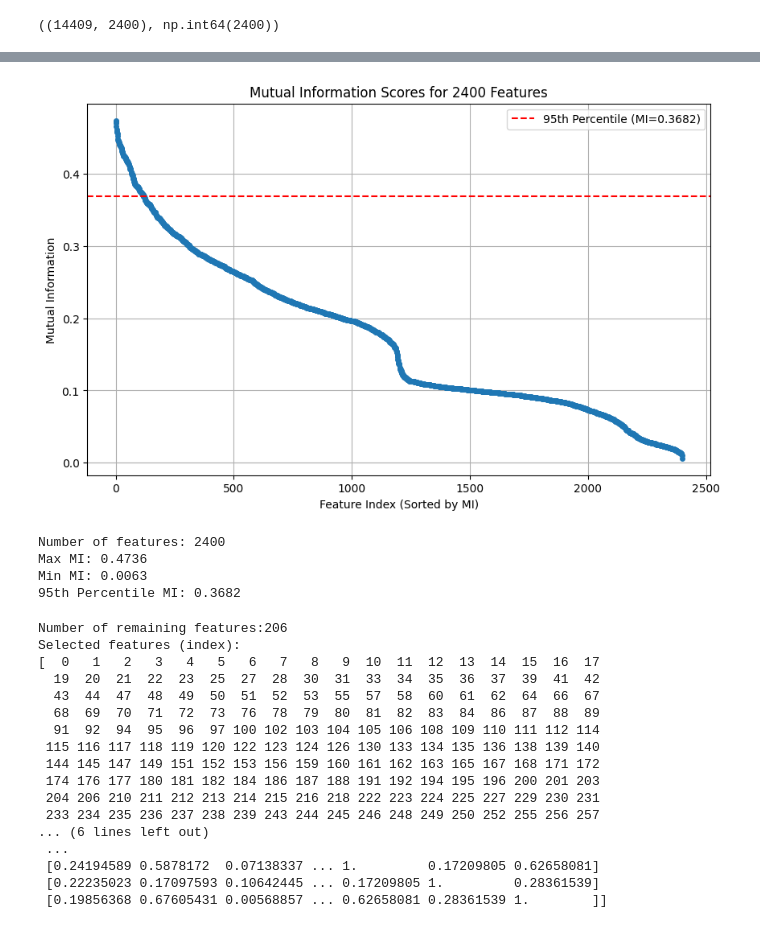
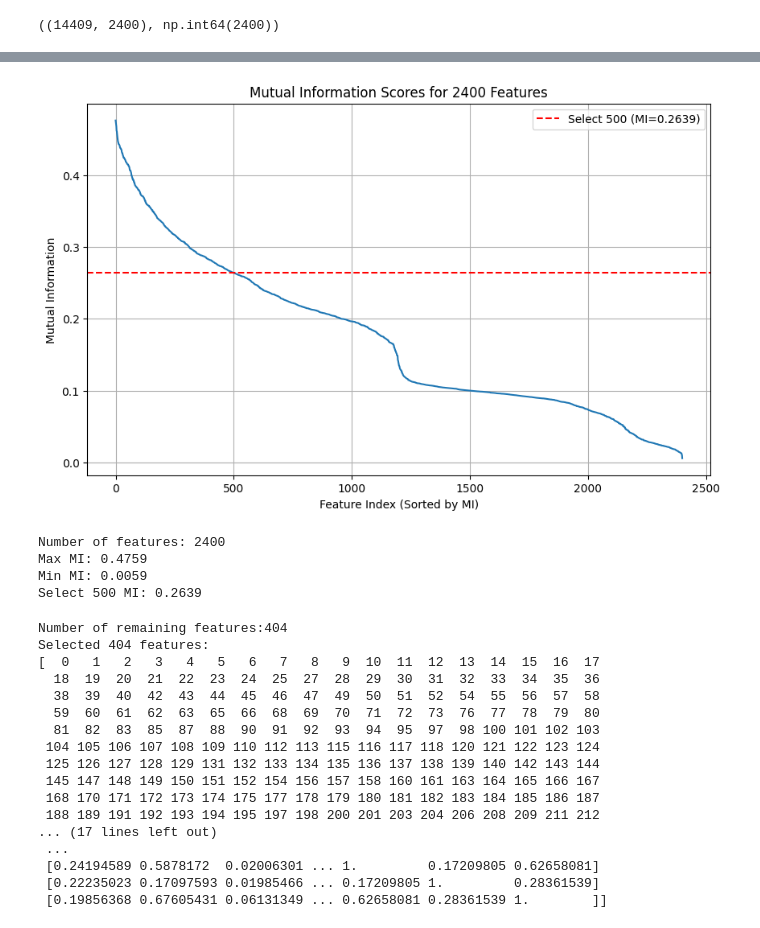
Before and after one commit to Pinminh/ml-arcene, a Jupyter notebook: notebooks/feature_selection.ipynb, the cells around one changed output, grey strips where cells are left out. Cells and saved outputs as stored; diff of their text form; code cells hidden in the pictures.

Commit message:
Add cached transformer for faster select k best MI

```diff
--- a/notebooks/feature_selection.ipynb
+++ b/notebooks/feature_selection.ipynb
@@ -62,0 +71,19 @@ X_mi = mi.fit_transform(X_vt, y_train)
+# %%
+from sklearn.feature_selection import SelectKBest
+
+class CachedSelectKBestMI(SelectKBest):
+    def __init__(self, k, scores, score_func=mutual_info_classif):
+        super().__init__(k=k, score_func=score_func)
+        self.scores_ = scores
+
+    def fit(self, X, y):
+        self._check_params(X, y)
+        mask = np.zeros(len(self.scores_), dtype=bool)
+        top_k_indices = np.argsort(self.scores_)[::-1][:self.k]
+        mask[top_k_indices] = True
+        self._mask = mask
+
+        return self
+# %%
+mi_scores = np.load('../output/mutual_info.npy')
+mi_scores.flatten()
@@ -62,0 +93,5 @@ X_mi = mi.fit_transform(X_vt, y_train)
+# %%
+mi_k = 500
+mi = CachedSelectKBestMI(k=mi_k, scores=mi_scores.flatten())
+X_mi = mi.fit_transform(X_vt, y_train)
+print(X_mi, X_mi.shape)
@@ -63,31 +112,31 @@ X_mi = mi.fit_transform(X_vt, y_train)
 # %%
 import numpy as np
 import matplotlib.pyplot as plt
 
 sorted_mi = np.sort(mi.scores_)[::-1]
 indices = np.arange(len(sorted_mi))
 
 plt.figure(figsize=(10, 6))
-plt.plot(indices, sorted_mi, marker='o', linestyle='-', markersize=4)
+plt.plot(indices, sorted_mi, linestyle='-')
 plt.xlabel("Feature Index (Sorted by MI)")
 plt.ylabel("Mutual Information")
 plt.title("Mutual Information Scores for 2400 Features")
 plt.grid(True)
 
-threshold = np.percentile(sorted_mi, 95)
-plt.axhline(y=threshold, color='r', linestyle='--', label=f'95th Percentile (MI={threshold:.4f})')
+threshold = np.percentile(sorted_mi, 100 - mi_k/24)
+plt.axhline(y=threshold, color='r', linestyle='--', label=f'Select {mi_k} (MI={threshold:.4f})')
 plt.legend()
 
 plt.show()
 
 print(f"Number of features: {len(sorted_mi)}")
 print(f"Max MI: {np.max(sorted_mi):.4f}")
 print(f"Min MI: {np.min(sorted_mi):.4f}")
-print(f"95th Percentile MI: {threshold:.4f}")
+print(f"Select {mi_k} MI: {threshold:.4f}")
 # %% [output]
-[figure, old version]
+[figure, new version]
 Number of features: 2400
-Max MI: 0.4736
-Min MI: 0.0063
-95th Percentile MI: 0.3682
+Max MI: 0.4759
+Min MI: 0.0059
+Select 500 MI: 0.2639
 # %%
@@ -126,26 +177,26 @@ class CorrelationThreshold(BaseEstimator, TransformerMixin):
 ct = CorrelationThreshold(threshold=0.7)
 X_ct = ct.fit_transform(X_mi)
 print(f'Number of remaining features:{ct.get_support().sum()}')
-print(f'Selected features (index):\n{ct.selected_features_}')
+print(f'Selected {ct.get_support().sum()} features:\n{ct.selected_features_}')
 print(f'Correlation scores:\n{ct.scores_}')
 # %% [output]
-Number of remaining features:206
-Selected features (index):
+Number of remaining features:404
+Selected 404 features:
 [  0   1   2   3   4   5   6   7   8   9  10  11  12  13  14  15  16  17
-  19  20  21  22  23  25  27  28  30  31  33  34  35  36  37  39  41  42
-  43  44  47  48  49  50  51  52  53  55  57  58  60  61  62  64  66  67
-  68  69  70  71  72  73  76  78  79  80  81  82  83  84  86  87  88  89
-  91  92  94  95  96  97 100 102 103 104 105 106 108 109 110 111 112 114
- 115 116 117 118 119 120 122 123 124 126 130 133 134 135 136 138 139 140
- 144 145 147 149 151 152 153 156 159 160 161 162 163 165 167 168 171 172
- 174 176 177 180 181 182 184 186 187 188 191 192 194 195 196 200 201 203
- 204 206 210 211 212 213 214 215 216 218 222 223 224 225 227 229 230 231
- 233 234 235 236 237 238 239 243 244 245 246 248 249 250 252 255 256 257
-... (6 lines left out)
+  18  19  20  21  22  23  24  25  27  28  29  30  31  32  33  34  35  36
+  38  39  40  42  43  44  45  46  47  49  50  51  52  54  55  56  57  58
+  59  60  61  62  63  65  66  68  69  70  71  72  73  76  77  78  79  80
+  81  82  83  85  87  88  90  91  92  93  94  95  97  98 100 101 102 103
+ 104 105 106 107 108 109 110 112 113 115 116 117 118 120 121 122 123 124
+ 125 126 127 128 129 131 132 133 134 135 136 137 138 139 140 142 143 144
+ 145 147 148 149 150 151 152 154 156 157 158 160 161 163 164 165 166 167
+ 168 170 171 172 173 174 175 177 178 179 180 181 182 183 184 185 186 187
+ 188 189 191 192 193 194 195 197 198 200 201 203 204 206 208 209 211 212
+... (17 lines left out)
  ...
- [0.24194589 0.5878172  0.07138337 ... 1.         0.17209805 0.62658081]
- [0.22235023 0.17097593 0.10642445 ... 0.17209805 1.         0.28361539]
- [0.19856368 0.67605431 0.00568857 ... 0.62658081 0.28361539 1.        ]]
+ [0.24194589 0.5878172  0.02006301 ... 1.         0.17209805 0.62658081]
+ [0.22235023 0.17097593 0.01985466 ... 0.17209805 1.         0.28361539]
+ [0.19856368 0.67605431 0.06131349 ... 0.62658081 0.28361539 1.        ]]
 # %%
 import matplotlib.pyplot as plt
 import seaborn as sns
```
Also changed, not shown: parts of 7 cells of this notebook.
